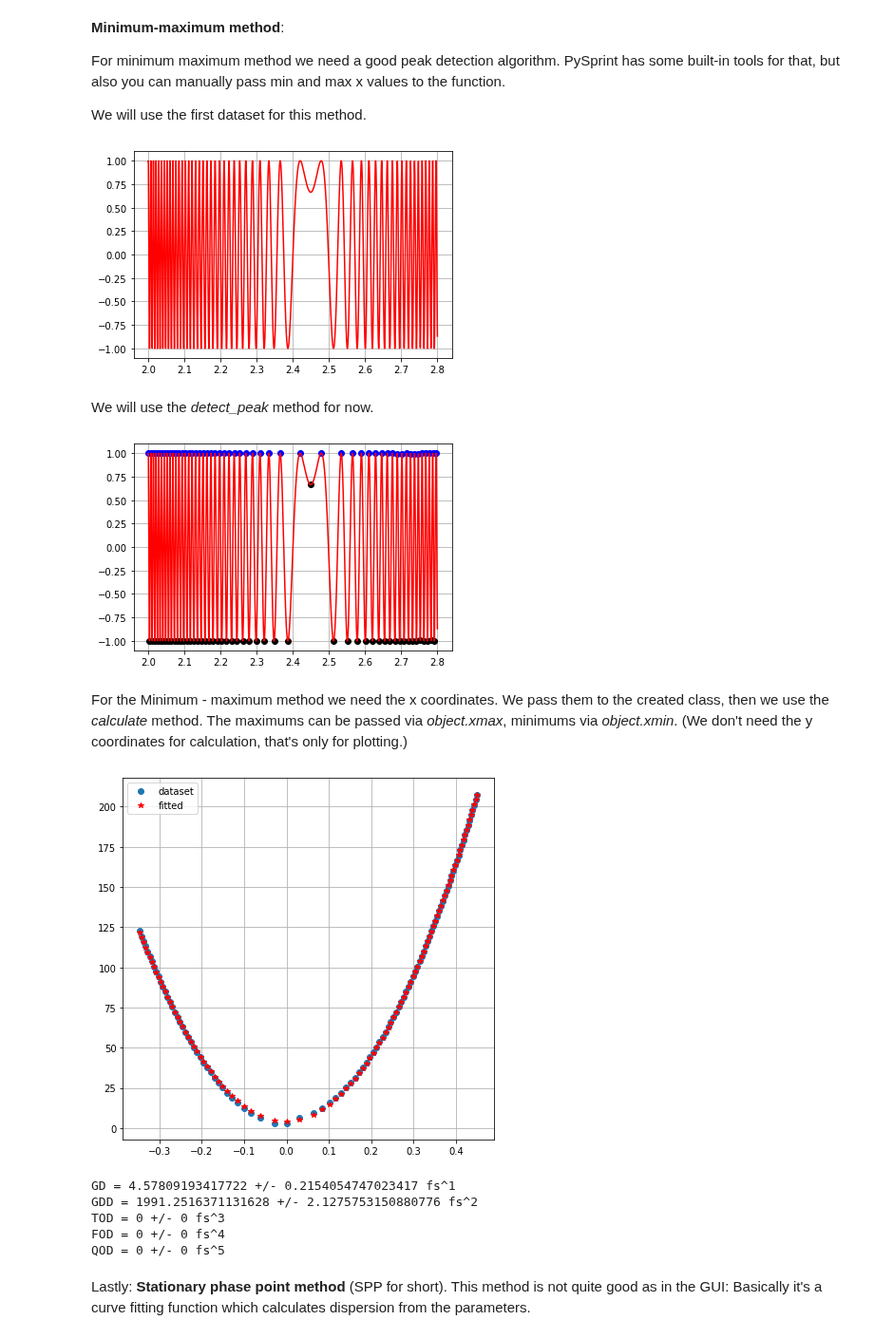
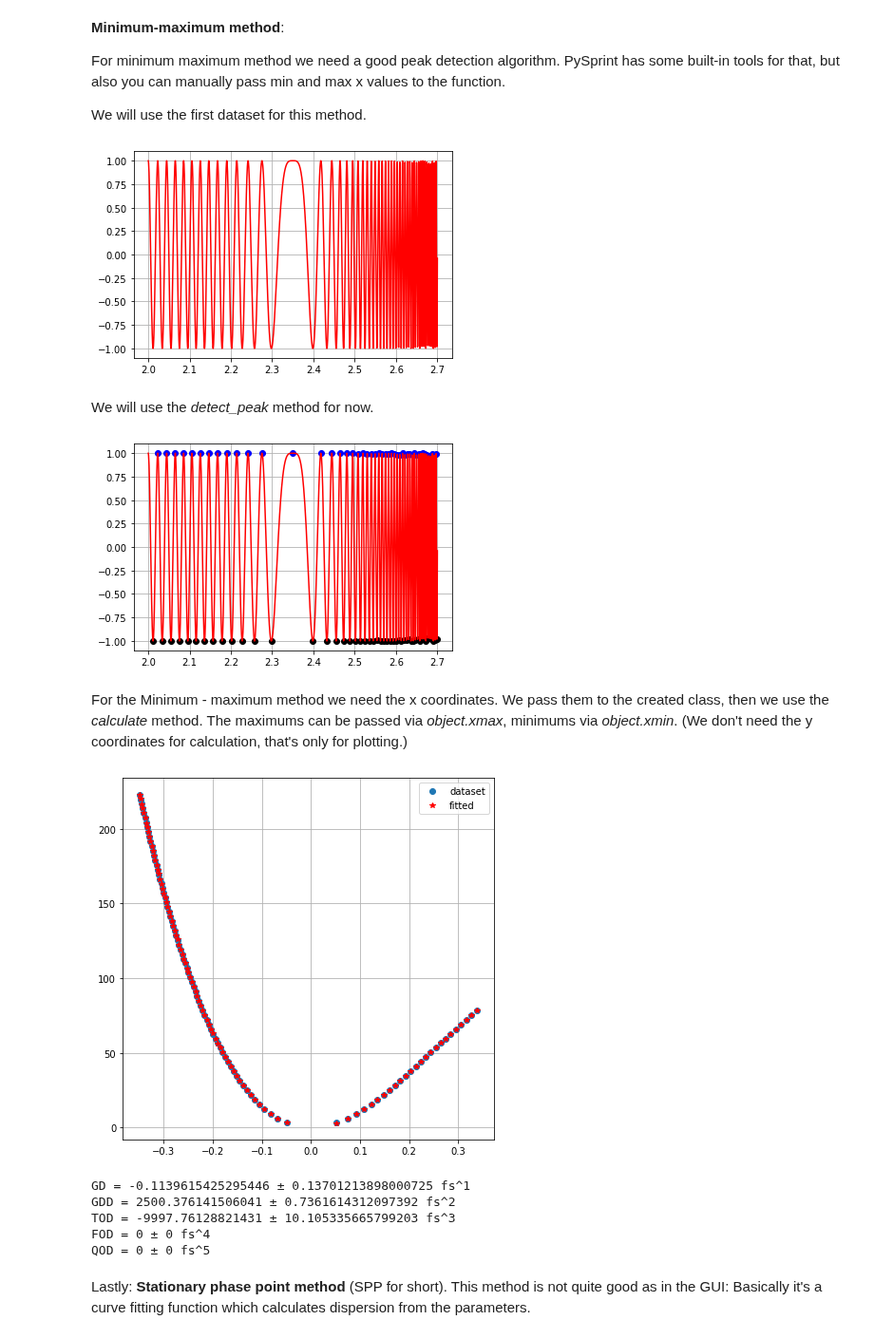
Before and after one commit to Ptrskay3/PySprint, a Jupyter notebook: doc/Methods.ipynb, the cells around one changed output. Shown at 95% size. Drawn from its saved outputs; the diff is of its cells as text; code cells hidden in the pictures.

```diff
--- a/doc/Methods.ipynb
+++ b/doc/Methods.ipynb
@@ -15,7 +15,7 @@ Let's say you want to use the **Cosine function fit method** (CFF for short) on
 
 from pysprint import Generator, CosFitMethod
 
-myspectr = Generator(2, 2.8, 2.4, delay = 150, GD = -250, GDD = 2000, normalize = True)
+myspectr = Generator(2, 2.7, 2.35, delay = 0, GDD = 2500, TOD = 10000, normalize = True)
 myspectr.generate_freq()
 myspectr.phase_graph()
 # %% [output]
@@ -112,18 +113,18 @@ from pysprint import MinMaxMethod
 mymm = MinMaxMethod(x, y, ref, sam)
 mymm.show()
 # %% [output]
-[figure, old version]
+[figure, new version]
 # %% [markdown]
 We will use the *detect_peak* method for now.
 # %%
-max_x, max_y, min_x, min_y = mymm.detect_peak(pmax = 0.01, pmin = 0.01, threshold = 0.4)
+max_x, max_y, min_x, min_y = mymm.detect_peak(pmax = 0.01, pmin = 0.01, threshold = 0.6)
 # %%
 #plotting the mins as black dots, maxs as blue dots
 mymm.plotwidget.plot(max_x, max_y, 'bo')
 mymm.plotwidget.plot(min_x, min_y, 'ko')
 mymm.show()
 # %% [output]
-[figure, old version]
+[figure, new version]
 # %% [markdown]
 For the Minimum - maximum method we need the x coordinates. We pass them to the created class, then we use the *calculate* method.
 The maximums can be passed via *object.xmax*, minimums via *object.xmin*. (We don't need the y coordinates for calculation, that's only for plotting.)
@@ -131,14 +132,14 @@ The maximums can be passed via *object.xmax*, minimums via *object.xmin*. (We do
 mymm.xmax = max_x
 mymm.xmin = min_x
 # %%
-dispersion, disperson_std, fit_report = mymm.calculate(reference_point = 2.45, fit_order = 2, show_graph = True)
+dispersion, disperson_std, fit_report = mymm.calculate(reference_point = 2.35, fit_order = 3, show_graph = True)
 # %% [output]
-[figure, old version]
+[figure, new version]
-GD = 4.57809193417722 +/- 0.2154054747023417 fs^1
-GDD = 1991.2516371131628 +/- 2.1275753150880776 fs^2
-TOD = 0 +/- 0 fs^3
-FOD = 0 +/- 0 fs^4
-QOD = 0 +/- 0 fs^5
+GD = -0.1139615425295446 ± 0.13701213898000725 fs^1
+GDD = 2500.376141506041 ± 0.7361614312097392 fs^2
+TOD = -9997.76128821431 ± 10.105335665799203 fs^3
+FOD = 0 ± 0 fs^4
+QOD = 0 ± 0 fs^5
 # %% [markdown]
 Lastly: **Stationary phase point method** (SPP for short). This method is not quite good as in the GUI: Basically it's a curve fitting function which calculates dispersion from the parameters.
 # %%
```
Also changed, not shown: parts of 8 cells of this notebook, 4 other files.
